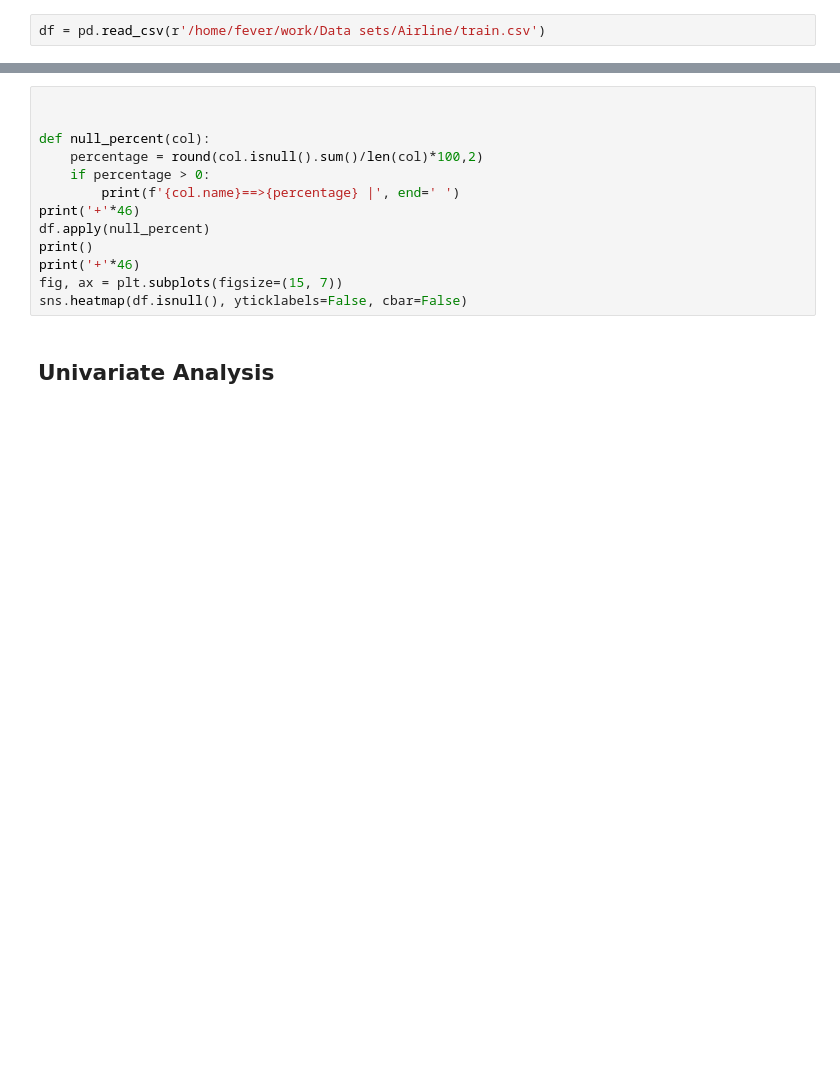
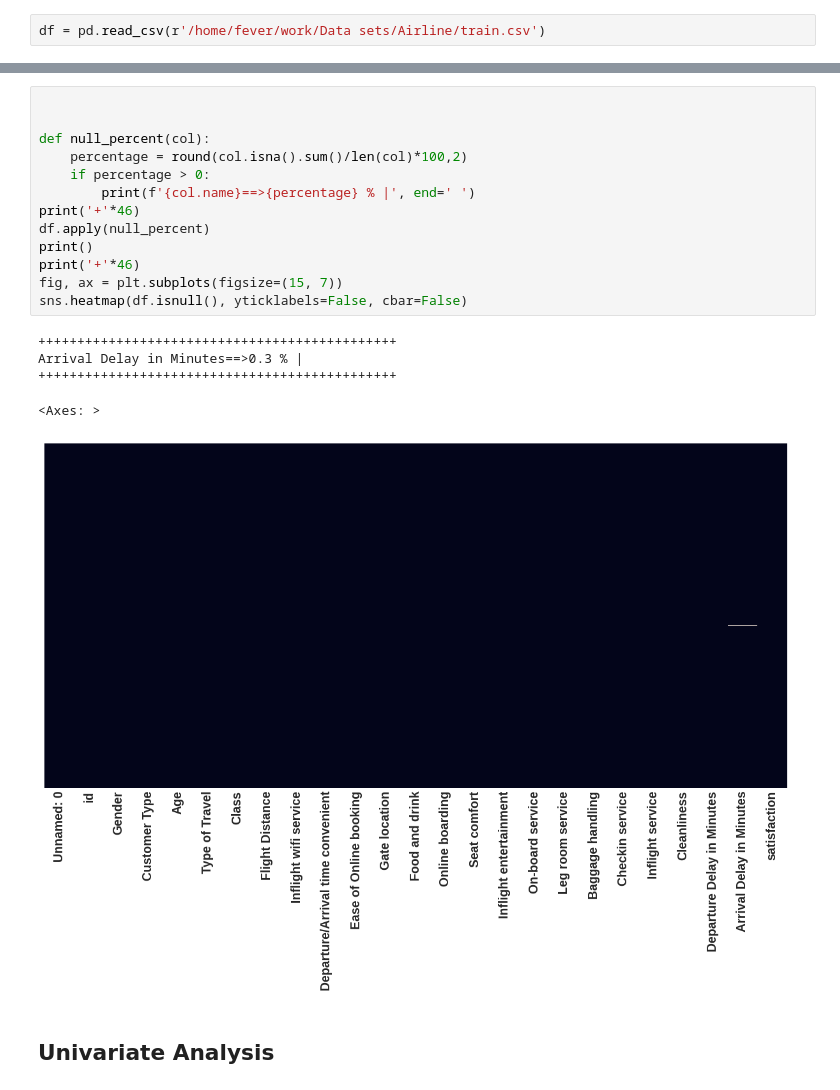
Before and after one commit to ahmed-2001M/Play_wIth_DatA-, a Jupyter notebook: airline/fun.ipynb, the cells around one changed output, grey strips where cells are left out. Drawn from its saved outputs; the diff is of its cells as text; blank space fills up the shorter version.

```diff
--- a/airline/fun.ipynb
+++ b/airline/fun.ipynb
@@ -73,16 +117,22 @@ df.describe()
 # %%
 
 
 def null_percent(col):
-    percentage = round(col.isnull().sum()/len(col)*100,2)
+    percentage = round(col.isna().sum()/len(col)*100,2)
     if percentage > 0:
-        print(f'{col.name}==>{percentage} |', end=' ')
+        print(f'{col.name}==>{percentage} % |', end=' ')
 print('+'*46)
 df.apply(null_percent)
 print()
 print('+'*46)
 fig, ax = plt.subplots(figsize=(15, 7))
 sns.heatmap(df.isnull(), yticklabels=False, cbar=False)
+# %% [output]
+++++++++++++++++++++++++++++++++++++++++++++++
+Arrival Delay in Minutes==>0.3 % |
+++++++++++++++++++++++++++++++++++++++++++++++
+<Axes: >
+[figure, added]
 # %% [markdown]
 ## Univariate Analysis
 # %% [markdown]
```
Also changed, not shown: parts of 95 cells of this notebook.
